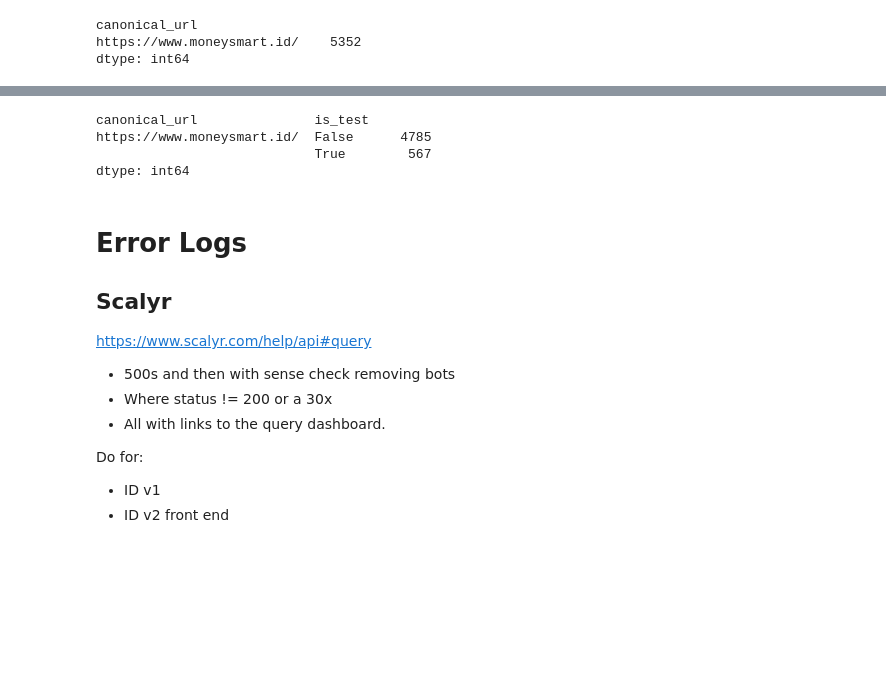
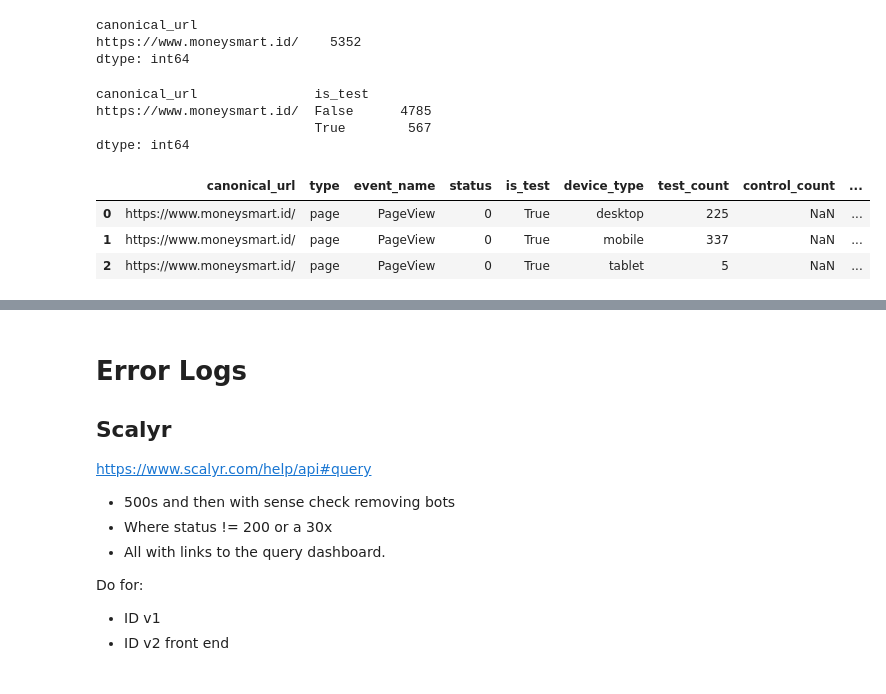
Before and after one commit to moneysmartco/blog-jupyter-notebooks, a Jupyter notebook: first_experiments.ipynb, the cells around one changed output, grey strips where cells are left out. Cells and saved outputs as stored; diff of their text form; code cells hidden in the pictures; blank space fills up the shorter version.

```diff
--- a/first_experiments.ipynb
+++ b/first_experiments.ipynb
@@ -781,6 +810,20 @@ events[events.canonical_url.str.endswith("https://www.moneysmart.id/")].groupby(
 canonical_url
 https://www.moneysmart.id/    5352
 dtype: int64
+# %%
+events[events.canonical_url == "https://www.moneysmart.id/"].groupby(["canonical_url", "is_test"]).size()
+# %% [output]
+canonical_url               is_test
+https://www.moneysmart.id/  False      4785
+                            True        567
+dtype: int64
+# %%
+combined_df[combined_df.canonical_url=="https://www.moneysmart.id/"]
+# %% [output]
+|  | canonical_url | type | event_name | status | is_test | device_type | test_count | control_count | ... |
+| 0 | https://www.moneysmart.id/ | page | PageView | 0 | True | desktop | 225 | NaN | ... |
+| 1 | https://www.moneysmart.id/ | page | PageView | 0 | True | mobile | 337 | NaN | ... |
+| 2 | https://www.moneysmart.id/ | page | PageView | 0 | True | tablet | 5 | NaN | ... |
 # %%
 # combined_df[combined_df.test_fraction<0.05][(combined_df['event_name']=="PageView")  | (combined_df['status']=="Article Body 100")].sort_values(combined_df.test_fraction) #.to_csv("results.csv")
 # combined_df.sort_values(combined_df.canonical_url).head()
@@ -806,13 +849,6 @@ combined_df.sort_values("canonical_url")
 | 31872 | https://www.moneysmart.id/zodik-d... | page | PageView | 0 | True | mobile | 1 | NaN | ... |
 | 31873 | https://www.moneysmart.id/zong-qi... | page | PageView | 0 | True | mobile | 1 | NaN | ... |
 31874 rows × 9 columns
-# %%
-events[events.canonical_url == "https://www.moneysmart.id/"].groupby(["canonical_url", "is_test"]).size()
-# %% [output]
-canonical_url               is_test
-https://www.moneysmart.id/  False      4785
-                            True        567
-dtype: int64
 # %% [markdown]
 # Error Logs
 
```
Also changed, not shown: parts of 12 cells of this notebook, 2 other files.
